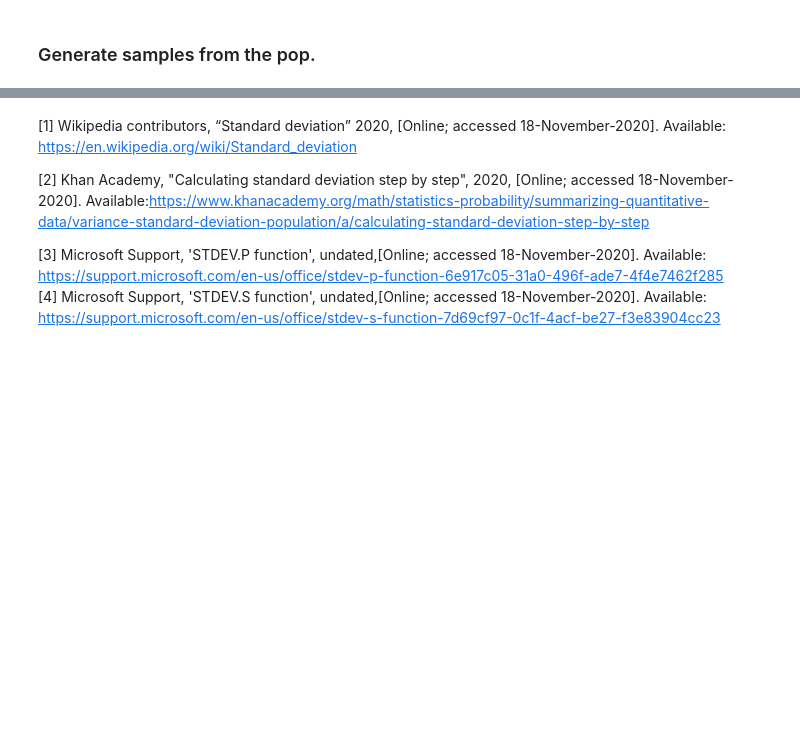
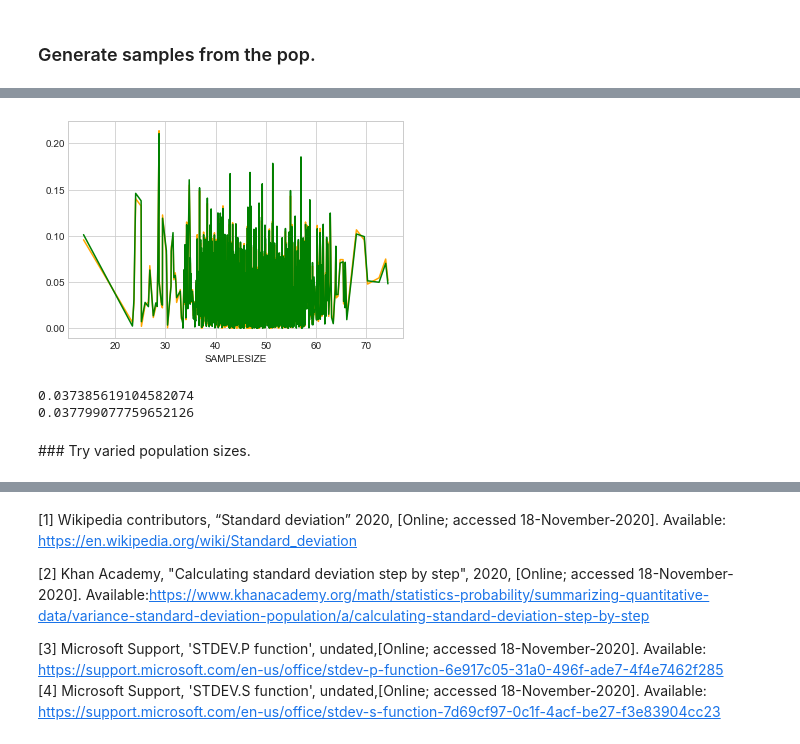
Before and after one commit to fionaoriordan/MLS_Tasks, a Jupyter notebook: Tasks.ipynb, the cells around one changed output, grey strips where cells are left out. Cells and saved outputs as stored; diff of their text form; code cells hidden in the pictures; blank space fills up the shorter version.

```diff
--- a/Tasks.ipynb
+++ b/Tasks.ipynb
@@ -556,0 +503,15 @@ np.random.randn(10)
+# %%
+plt.plot(dfmean.index, dfmean['STDP%DIFF'], color = 'orange')
+plt.plot(dfmean.index, dfmean['STDS%DIFF'], color='green')
+plt.xlabel('SAMPLESIZE')
+plt.show()
+print(dfmean['STDP%DIFF'].mean())
+print(dfmean['STDS%DIFF'].mean())
+# %% [output]
+[figure, added]
+0.037385619104582074
+0.037799077759652126
+# %% [markdown]
+
+
+### Try varied population sizes.
```
Also changed, not shown: parts of 21 cells of this notebook.
